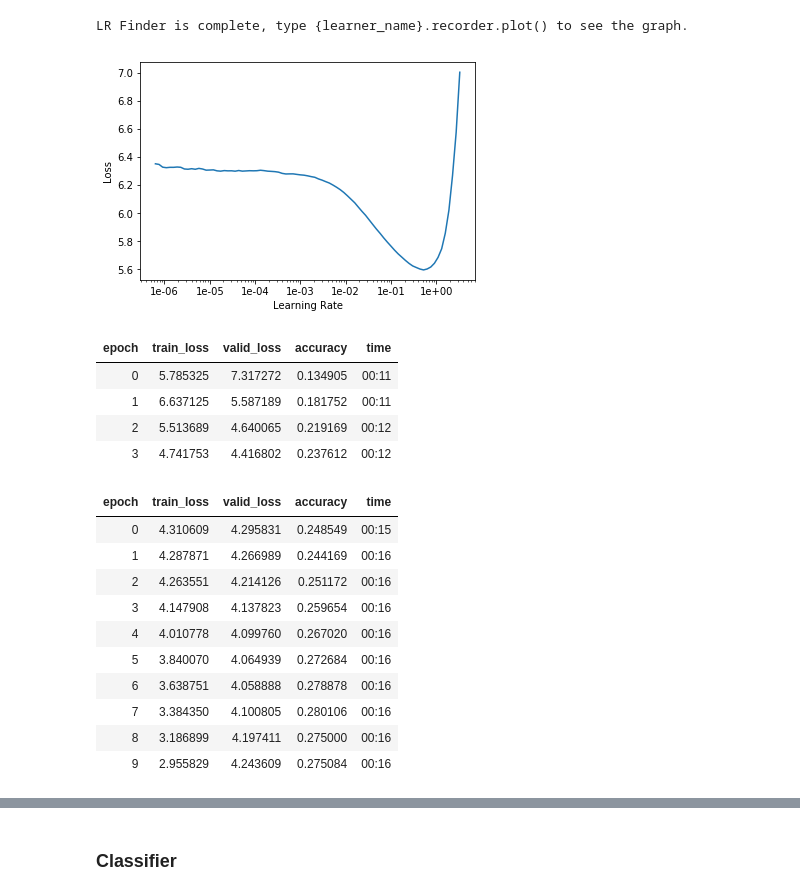
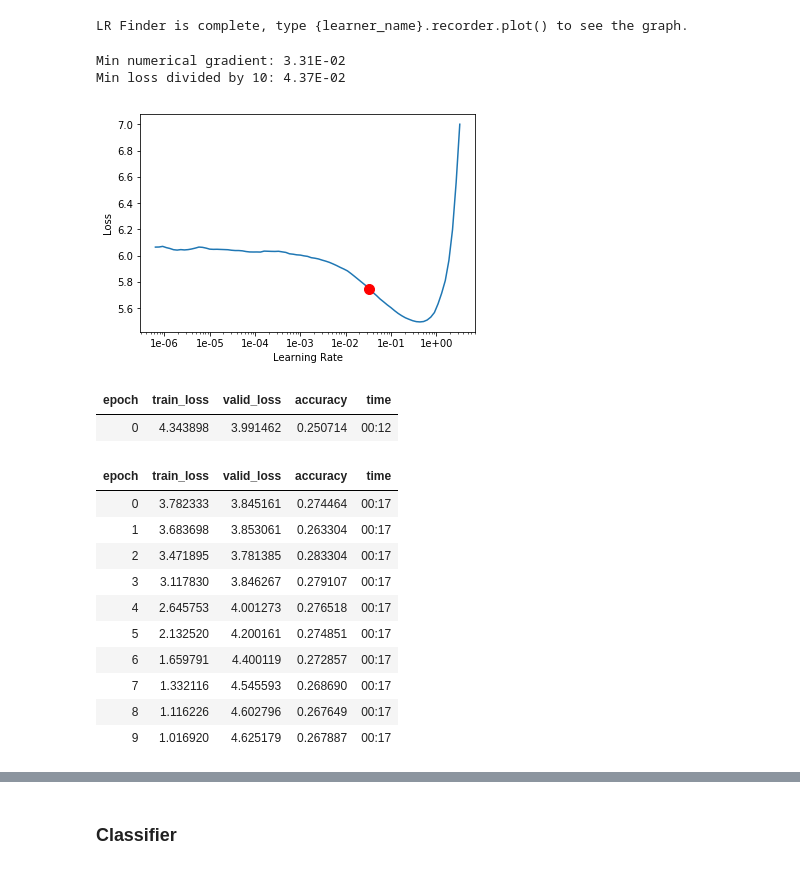
Before and after one commit to cesarfm/fai-2019-challenge, a Jupyter notebook: Twitter US Airline Sentiment - 3. Deep Learning with ULMFiT cleanup.ipynb, the cells around one changed output, grey strips where cells are left out. Saved outputs shown, nothing was run; the diff lists cells and outputs as text; code cells hidden in the pictures.

```diff
--- a/Twitter US Airline Sentiment - 3. Deep Learning with ULMFiT cleanup.ipynb
+++ b/Twitter US Airline Sentiment - 3. Deep Learning with ULMFiT cleanup.ipynb
@@ -26,12 +56,0 @@ DATA SIZE: (14640, 2)
-# %%
-def remove_first_handler(text):
-    parts = text.strip().split(' ', 1)
-    if len(parts) == 2 and parts[0].startswith('@'):
-        return parts[1].strip()
-    else:
-        return text
-
-df['text'] = df['text'].apply(remove_first_handler)
-df_labeled = df[df.sentiment != 'neutral']
-
-df.head()
@@ -64,3 +81,11 @@ data_lm = TextLMDataBunch.from_df(MODEL_PATH, train_df=train_df, valid_df=valid_
+# %%
+# creating the data source
+bs = 48
+
+data_lm = (TextList.from_df(df, cols=['text'])
+           .split_by_rand_pct(valid_pct=0.1, seed=0)
+           .label_for_lm()
+           .databunch(bs=bs))
 # %%
 data_lm.show_batch()
 # %% [output]
@@ -80,17 +125,16 @@ learn.lr_find()
 [interactive output not drawn]
 LR Finder is complete, type {learner_name}.recorder.plot() to see the graph.
 # %%
-learn.recorder.plot()
+learn.recorder.plot(suggestion=True)
 # %% [output]
+Min numerical gradient: 3.31E-02
+Min loss divided by 10: 4.37E-02
-[figure, old version]
+[figure, new version]
 # %%
-learn.fit_one_cycle(4, 0.5, moms=(0.8,0.7))
+learn.fit_one_cycle(1, 3e-2, moms=(0.8,0.7))
 # %% [output]
 | epoch | train_loss | valid_loss | accuracy | time |
-| 0 | 5.785325 | 7.317272 | 0.134905 | 00:11 |
-| 1 | 6.637125 | 5.587189 | 0.181752 | 00:11 |
-| 2 | 5.513689 | 4.640065 | 0.219169 | 00:12 |
-| 3 | 4.741753 | 4.416802 | 0.237612 | 00:12 |
+| 0 | 4.343898 | 3.991462 | 0.250714 | 00:12 |
 # %%
 learn.save('fit_head')
 # %%
@@ -98,19 +142,19 @@ learn.load('fit_head');
 # %%
 learn.unfreeze()
 # %%
-learn.fit_one_cycle(10, 0.05, moms=(0.8,0.7))
+learn.fit_one_cycle(10, 3e-3, moms=(0.8,0.7))
 # %% [output]
 | epoch | train_loss | valid_loss | accuracy | time |
-| 0 | 4.310609 | 4.295831 | 0.248549 | 00:15 |
-| 1 | 4.287871 | 4.266989 | 0.244169 | 00:16 |
-| 2 | 4.263551 | 4.214126 | 0.251172 | 00:16 |
-| 3 | 4.147908 | 4.137823 | 0.259654 | 00:16 |
-| 4 | 4.010778 | 4.099760 | 0.267020 | 00:16 |
-| 5 | 3.840070 | 4.064939 | 0.272684 | 00:16 |
-| 6 | 3.638751 | 4.058888 | 0.278878 | 00:16 |
-| 7 | 3.384350 | 4.100805 | 0.280106 | 00:16 |
-| 8 | 3.186899 | 4.197411 | 0.275000 | 00:16 |
-| 9 | 2.955829 | 4.243609 | 0.275084 | 00:16 |
+| 0 | 3.782333 | 3.845161 | 0.274464 | 00:17 |
+| 1 | 3.683698 | 3.853061 | 0.263304 | 00:17 |
+| 2 | 3.471895 | 3.781385 | 0.283304 | 00:17 |
+| 3 | 3.117830 | 3.846267 | 0.279107 | 00:17 |
+| 4 | 2.645753 | 4.001273 | 0.276518 | 00:17 |
+| 5 | 2.132520 | 4.200161 | 0.274851 | 00:17 |
+| 6 | 1.659791 | 4.400119 | 0.272857 | 00:17 |
+| 7 | 1.332116 | 4.545593 | 0.268690 | 00:17 |
+| 8 | 1.116226 | 4.602796 | 0.267649 | 00:17 |
+| 9 | 1.016920 | 4.625179 | 0.267887 | 00:17 |
 # %%
 learn.save('fine_tuned')
 # %%
```
Also changed, not shown: parts of 25 cells of this notebook, 2 other files.
